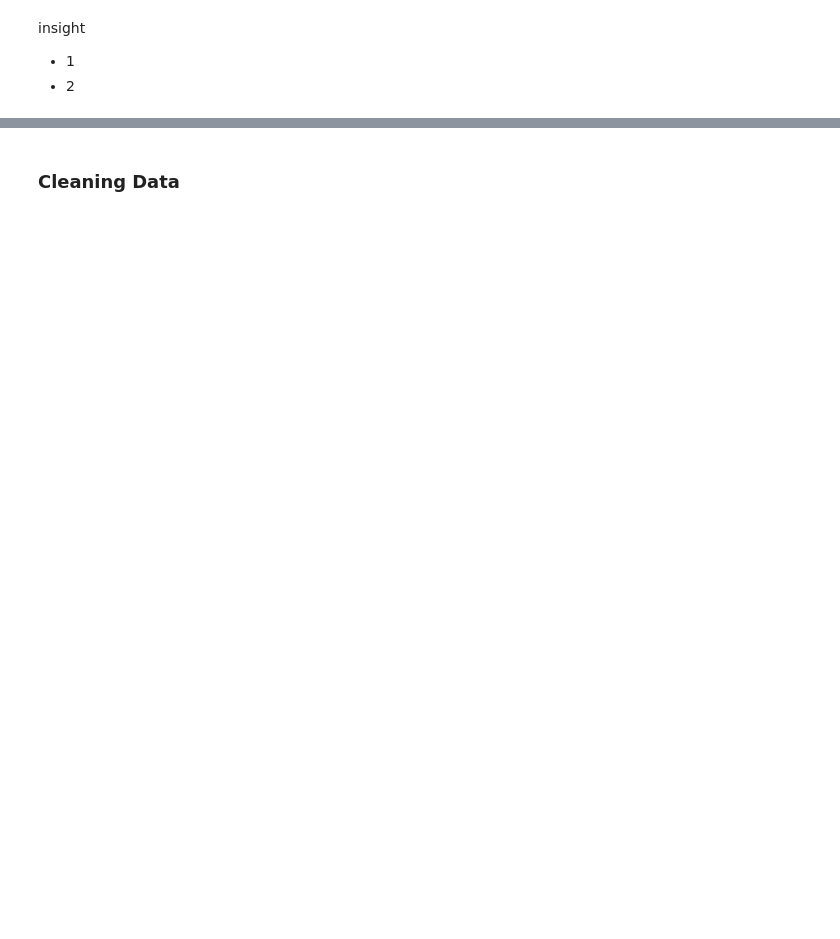
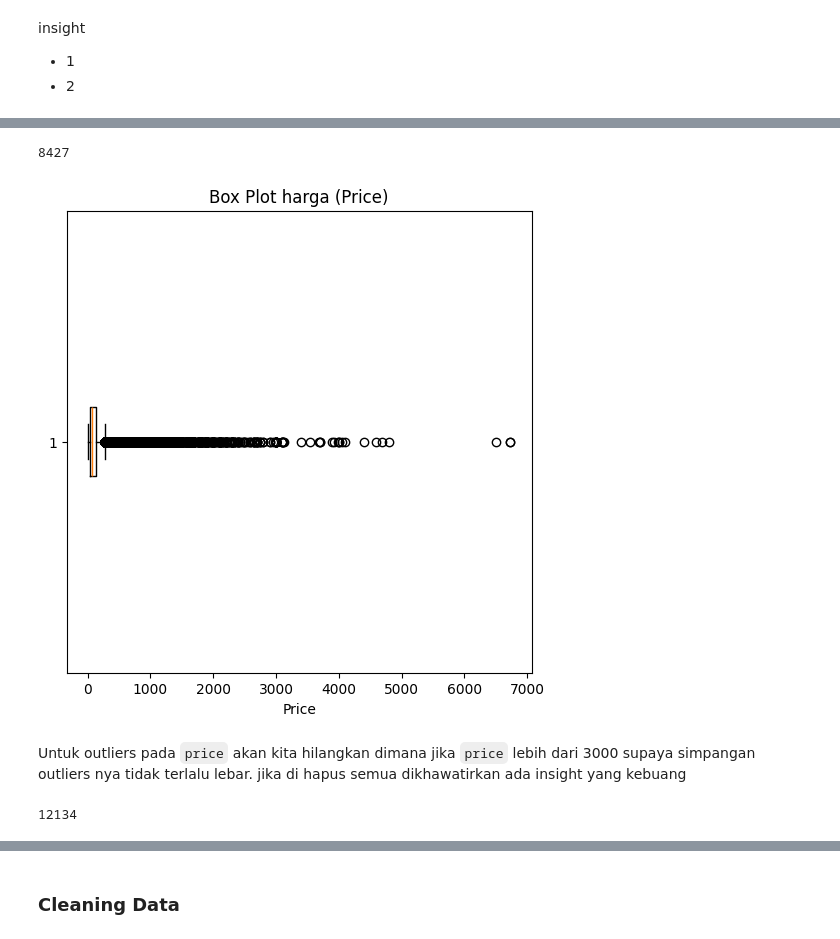
Before and after one commit to hibnastiar27/brazilian-e-commerce-analysis, a Jupyter notebook: notebook.ipynb, the cells around one changed output, grey strips where cells are left out. Cells and saved outputs as stored; diff of their text form; code cells hidden in the pictures; blank space fills up the shorter version.

```diff
--- a/notebook.ipynb
+++ b/notebook.ipynb
@@ -135,0 +391,46 @@ insight
+# %%
+# outliers price
+q1_harga = df_order_items['price'].quantile(.25)
+q3_harga = df_order_items['price'].quantile(.75)
+iqr_harga = q3_harga - q1_harga
+
+lower_bound_harga = q1_harga - 1.5 * iqr_harga
+upper_bound_harga = q3_harga + 1.5 * iqr_harga
+
+outliers_harga = df_order_items[
+    (df_order_items['price'] < lower_bound_harga) |
+    (df_order_items['price'] > upper_bound_harga)
+]
+
+print(len(outliers_harga))
+# %% [output]
+8427
+# %%
+# visualisasi outliers dari harga (price)
+plt.figure(figsize=(6,6))
+plt.boxplot(df_order_items['price'], vert=False)
+plt.title('Box Plot harga (Price)')
+plt.xlabel('Price')
+plt.show()
+# %% [output]
+[figure, added]
+# %% [markdown]
+Untuk outliers pada `price` akan kita hilangkan dimana jika `price` lebih dari 3000 supaya simpangan outliers nya tidak terlalu lebar.
+jika di hapus semua dikhawatirkan ada insight yang kebuang
+# %%
+# outliers freight_value
+q1_ongkir = df_order_items['freight_value'].quantile(.25)
+q3_ongkir = df_order_items['freight_value'].quantile(.75)
+iqr_ongkir = q3_ongkir - q1_ongkir
+
+lower_bound_ongkir = q1_ongkir - 1.5 * iqr_ongkir
+upper_bound_ongkir = q3_ongkir + 1.5 * iqr_ongkir
+
+outliers_ongkir = df_order_items[
+    (df_order_items['freight_value'] < lower_bound_ongkir) |
+    (df_order_items['freight_value'] > upper_bound_ongkir)
+]
+
+print(len(outliers_ongkir))
+# %% [output]
+12134
```
Also changed, not shown: parts of 127 cells of this notebook.
